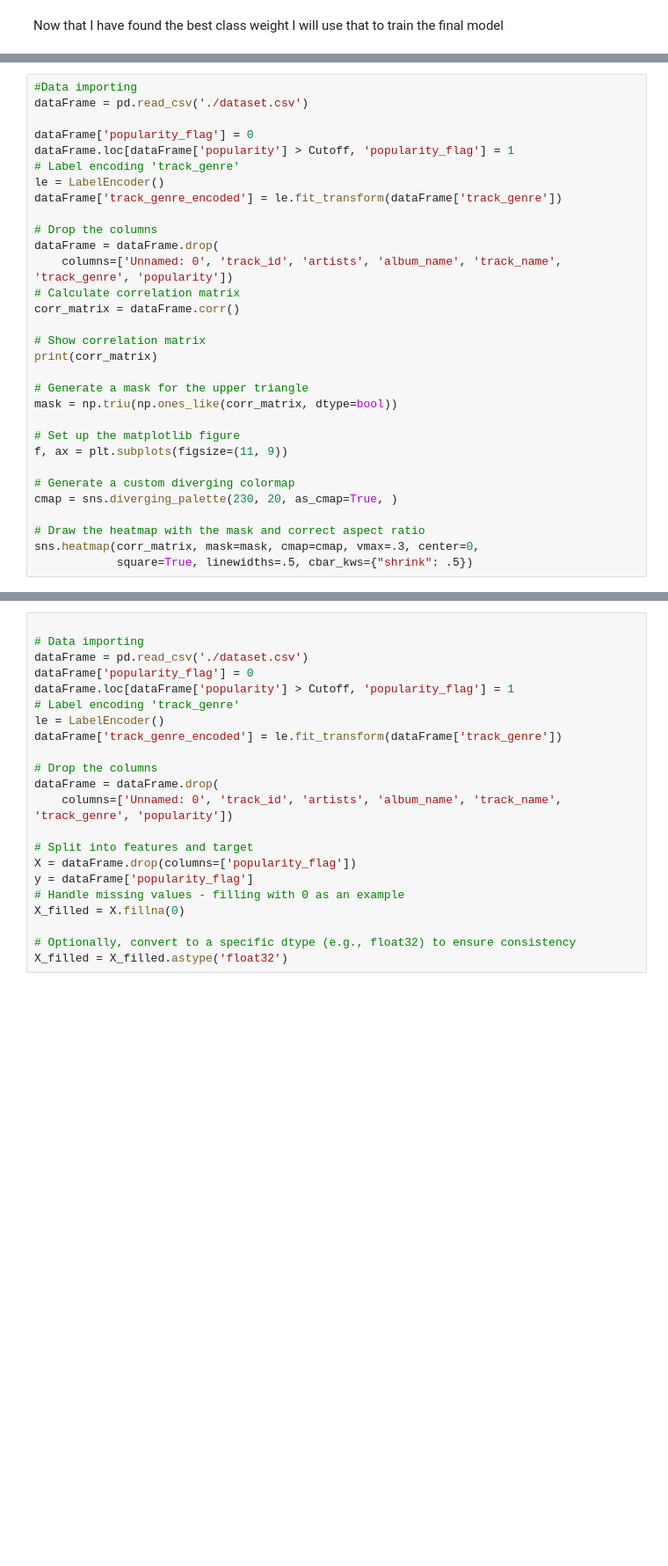
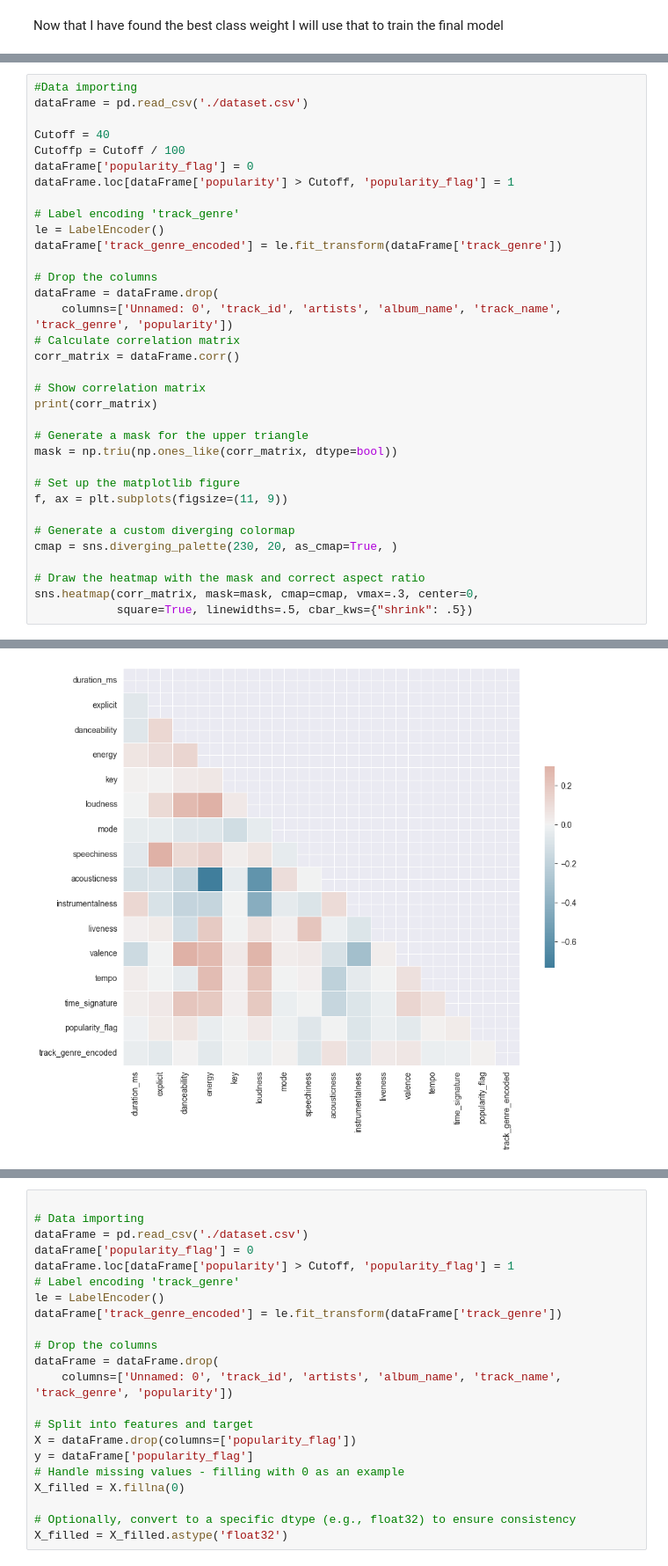
Before and after one commit to Coopsims/Random-Projects, a Jupyter notebook: Spotify Data Science/Song Popularity/Spotify analysis.ipynb, the cells around one changed output, grey strips where cells are left out. Shown at 88% size. Cells and saved outputs as stored; diff of their text form; blank space fills up the shorter version.

```diff
--- a/Spotify Data Science/Song Popularity/Spotify analysis.ipynb
+++ b/Spotify Data Science/Song Popularity/Spotify analysis.ipynb
@@ -761,8 +862,11 @@ KeyboardInterrupt:
 #Data importing
 dataFrame = pd.read_csv('./dataset.csv')
 
+Cutoff = 40
+Cutoffp = Cutoff / 100
 dataFrame['popularity_flag'] = 0
 dataFrame.loc[dataFrame['popularity'] > Cutoff, 'popularity_flag'] = 1
+
 # Label encoding 'track_genre'
 le = LabelEncoder()
 dataFrame['track_genre_encoded'] = le.fit_transform(dataFrame['track_genre'])
@@ -788,3 +892,4 @@ cmap = sns.diverging_palette(230, 20, as_cmap=True, )
 # Draw the heatmap with the mask and correct aspect ratio
 sns.heatmap(corr_matrix, mask=mask, cmap=cmap, vmax=.3, center=0,
             square=True, linewidths=.5, cbar_kws={"shrink": .5})
+# %% [output]
@@ -791,3 +914,4 @@ sns.heatmap(corr_matrix, mask=mask, cmap=cmap, vmax=.3, center=0,
+[figure, added]
 # %%
 
 inputs = ['track_genre_encoded', 'danceability', 'energy', 'key', 'loudness', 'mode', 'speechiness', 'acousticness',
```
Also changed, not shown: parts of 35 cells of this notebook.
